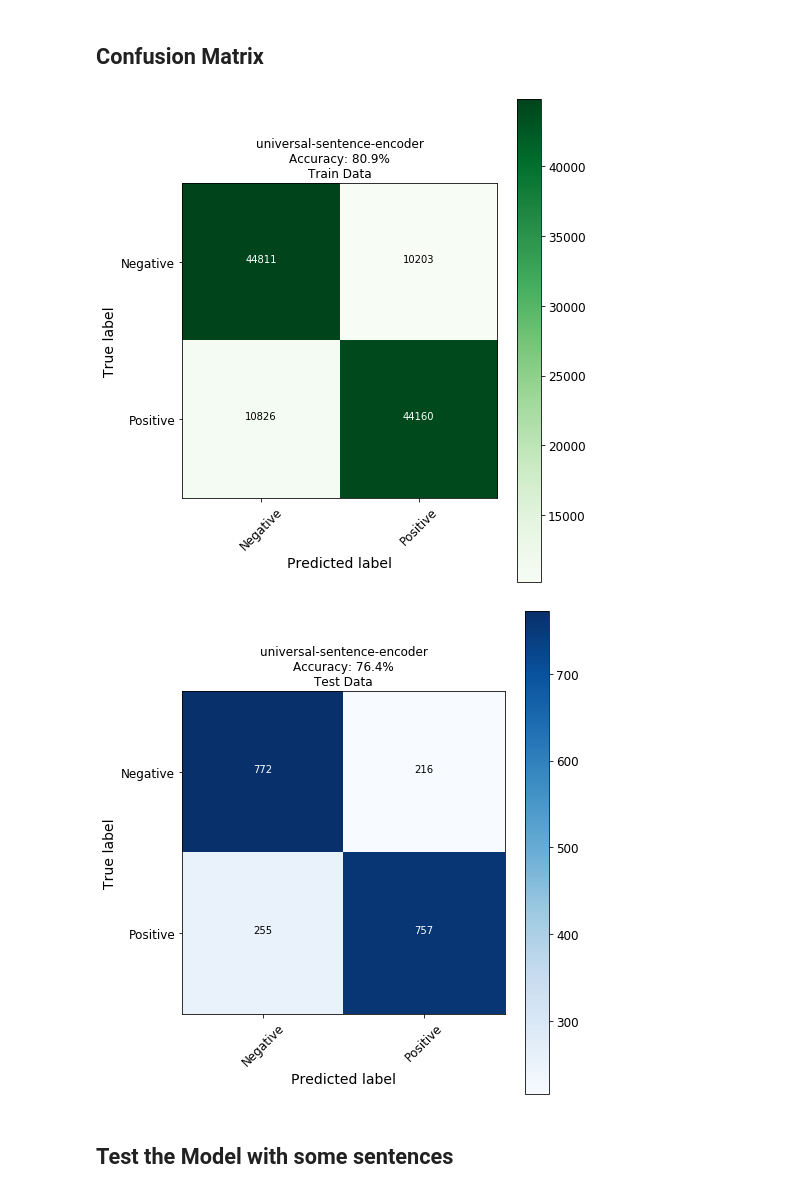
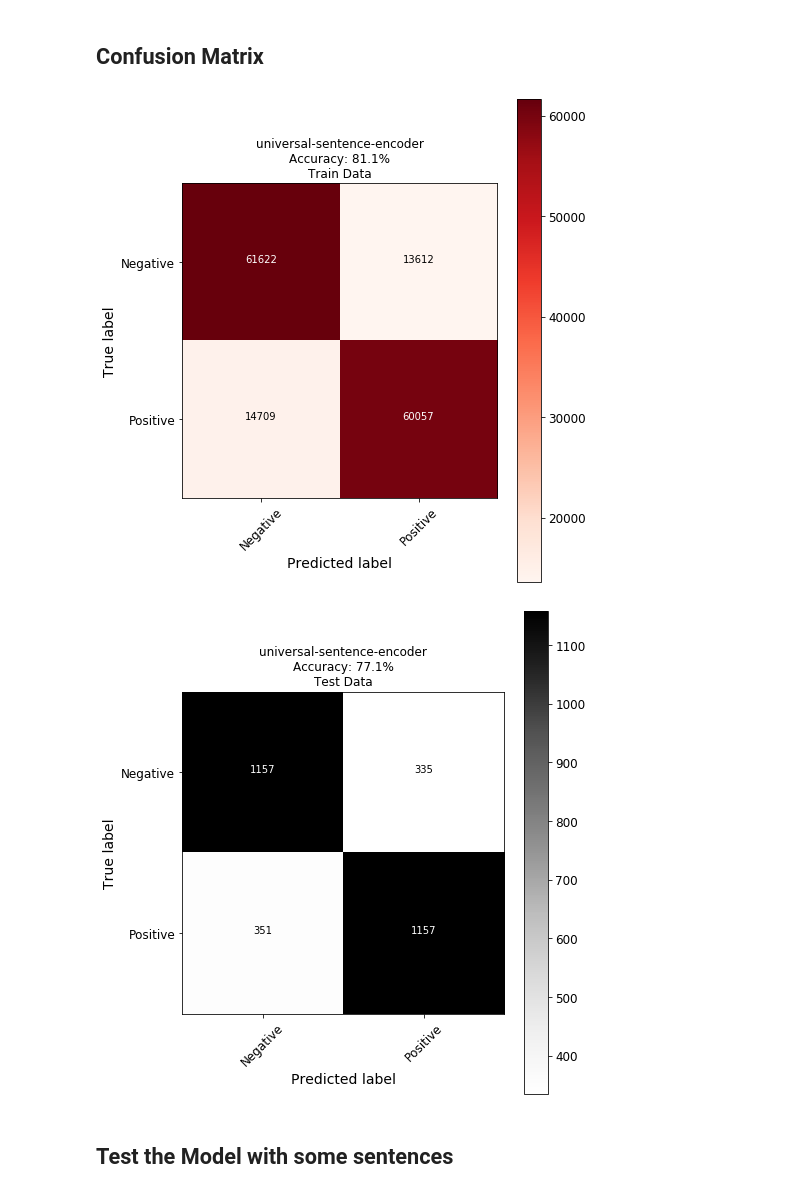
Before and after one commit to jocelynprince1/YCBS258_McGill-Course, a Jupyter notebook: H6_JPrince_File_1_NLP_with_Universal_Encoder.ipynb, the cells around one changed output. Saved outputs shown, nothing was run; the diff lists cells and outputs as text; code cells hidden in the pictures.

```diff
--- a/H6_JPrince_File_1_NLP_with_Universal_Encoder.ipynb
+++ b/H6_JPrince_File_1_NLP_with_Universal_Encoder.ipynb
@@ -359,9 +394,10 @@ X_test.head()
 # %%
 # Saved lemmatized files to Google Drive for further use
-# Last time saved: 80 000 records for X_train (2019-12-13)
 
 # Define file names and folder
-X_train_lemma_file = "/content/drive/My Drive/Colab Notebooks/Final_Project/data/X_train_lemma100k.csv"
-X_test_lemma_file = "/content/drive/My Drive/Colab Notebooks/Final_Project/data/X_test_lemma2k.csv"
-#y_train_lemma_file = "/content/drive/My Drive/Colab Notebooks/Final_Project/data/y_train_lemma100k.csv"
-#y_test_lemma_file = "/content/drive/My Drive/Colab Notebooks/Final_Project/data/y_test_lemma2k.csv"
+PATH="/content/drive/My Drive/Colab Notebooks/Final_Project/data/"
+X_train_lemma_file =  PATH + "X_train_lemma150k.csv"
+X_test_lemma_file =   PATH + "X_test_lemma3k.csv"
+y_train_lemma_file =  PATH + "y_train_lemma150k.csv"
+y_test_lemma_file =   PATH + "y_test_lemma3k.csv"
+print(X_train_lemma_file)
@@ -375,8 +413,8 @@ y_test.to_csv(y_test_lemma_file, index=False)
 # Import from files already pre-processed from Google Drive
 X_train = pd.read_csv(X_train_lemma_file)
 X_test = pd.read_csv(X_test_lemma_file)
-y_train = pd.read_csv(y_train_lemma_file)
-X_test = pd.read_csv(y_test_lemma_file)
+y_train = pd.read_csv(y_train_lemma_file, squeeze=True, header=None)
+y_test = pd.read_csv(y_test_lemma_file, squeeze=True, header=None)
 # %%
 X_train.head()
 # %% [output]
@@ -725,7 +780,7 @@ hub_layer2 = hub.KerasLayer(URL,
                           )
 model = keras.Sequential()
 model.add(hub_layer2)
-model.add(keras.layers.Dense(64, activation='relu'))
+model.add(keras.layers.Dense(128, activation='relu'))
 model.add(keras.layers.Dropout(0.5))
 model.add(keras.layers.Dense(2, activation='softmax'))
 
@@ -761,7 +816,7 @@ keras.utils.plot_model(model,
 %%time
 hist = model.fit(X_train,
                  y_train,
-                 epochs=30,
+                 epochs=40,
                  batch_size=128,
                  validation_split=.2,
                  verbose = 1)
@@ -770,4 +825,5 @@ hist = model.fit(X_train,
 # Benchmark time: 6 min for 20 epochs/50 000 records/64 nodes/batch 64
 # Benchmark time: 10 min for 30 epochs/80 000 records/64 nodes/batch 64
 # Benchmark time: 7 min for 30 epochs/80 000 records/64 nodes/batch 128
+# Benchmark time: 11 min for 40 epochs/150 000 records/128 nodes/batch 128
 # %% [output]
@@ -860,9 +889,9 @@ class_names = ['Negative', 'Positive']
 plt.figure(figsize=(7,7));
 plot_confusion_matrix(cmResults, classes=class_names,
                       title=str(MODEL)+ "\n" +"Accuracy: " + str((accuracy*100).round(1)) + "%" +"\n"+"Train Data",
-                      cmap=plt.cm.Greens);
+                      cmap=plt.cm.Reds);
 # %% [output]
-[figure, old version]
+[figure, new version]
 # %%
 y_pred = model.predict(X_test)
 y_pred_rounded = np.argmax(y_pred, axis=1)
@@ -871,11 +900,11 @@ accuracy = accuracy_score(y_test_rounded, y_pred_rounded)
 # %%
 # Plot non-normalized confusion matrix
 plt.figure(figsize=(7,7));
 plot_confusion_matrix(cmResults, classes=class_names,
                       title=str(MODEL)+ "\n" +"Accuracy: " + str((accuracy*100).round(1)) + "%" +"\n"+"Test Data",
-                      cmap=plt.cm.Blues);
+                      cmap=plt.cm.Greys);
 # %% [output]
-[figure, old version]
+[figure, new version]
 # %% [markdown]
 ## Test the Model with some sentences
 # %%
```
Also changed, not shown: parts of 69 cells of this notebook.
